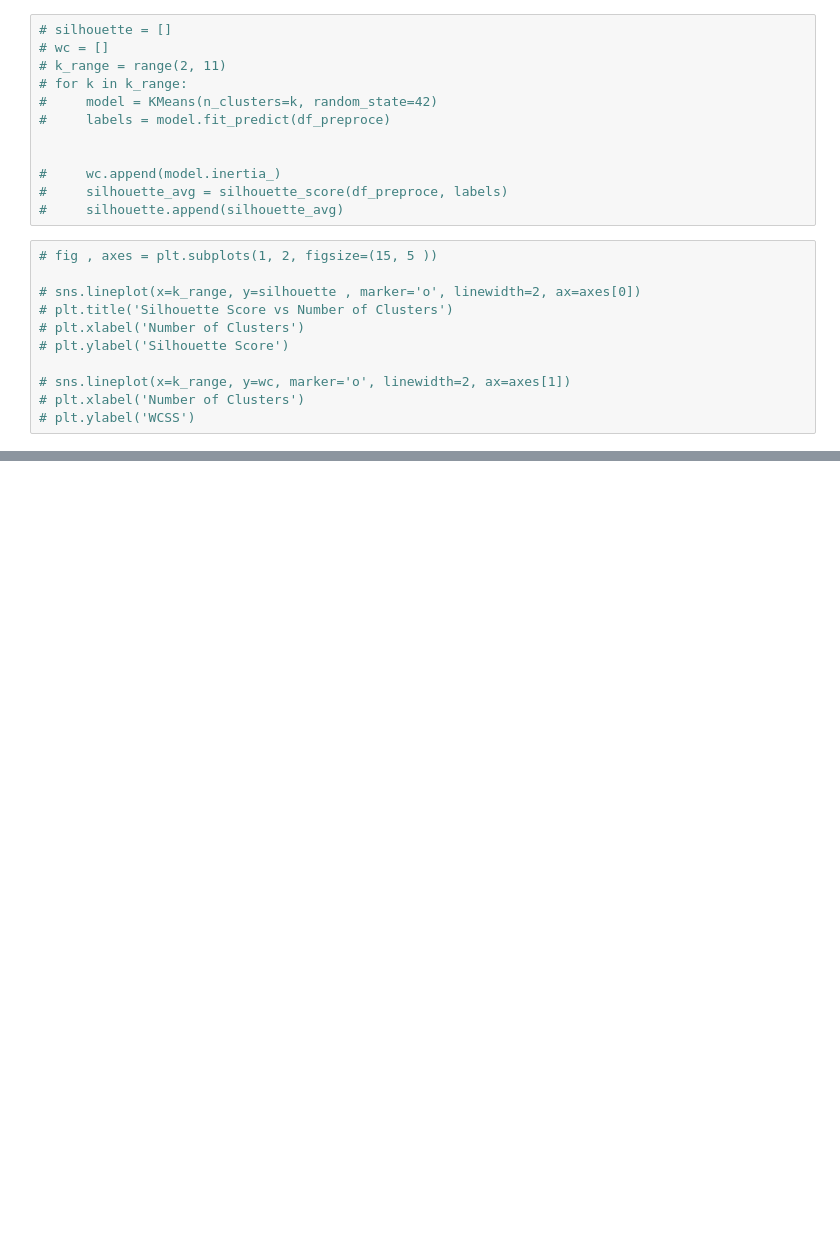
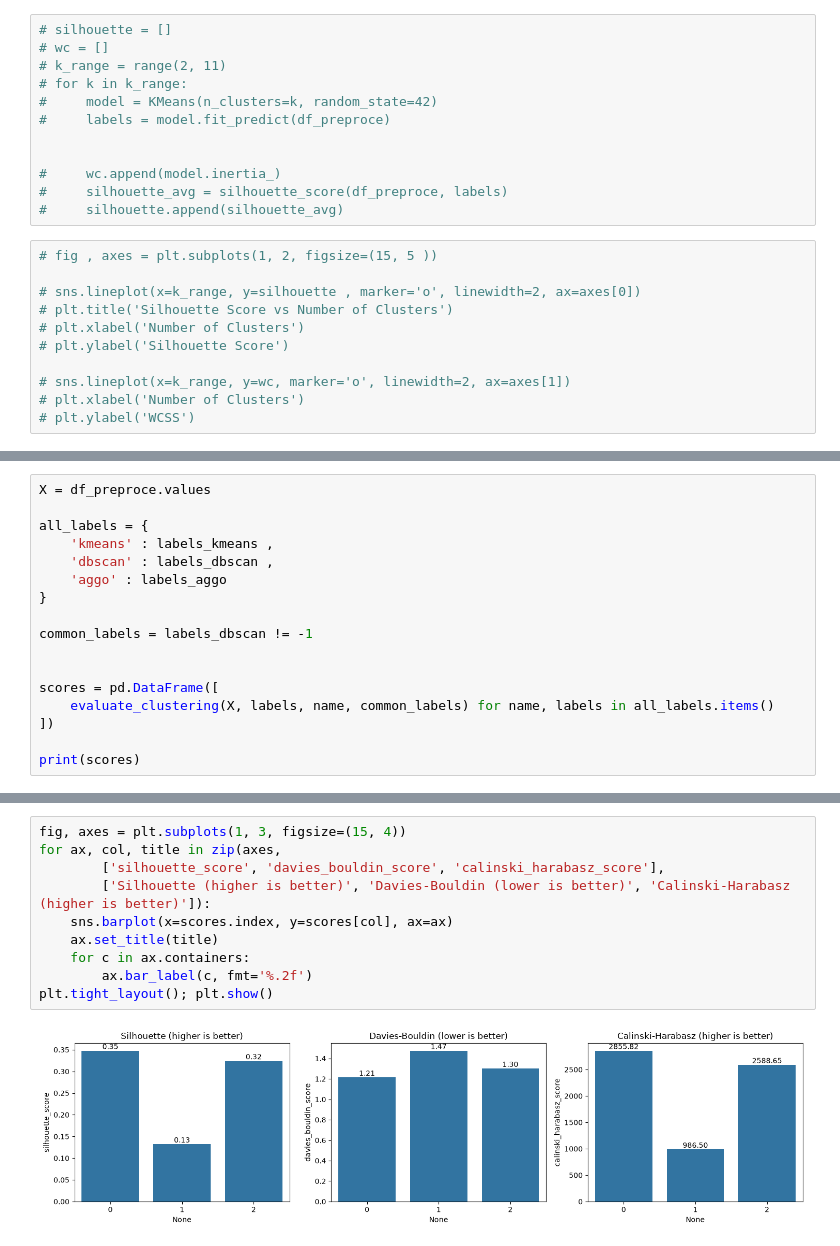
Before and after one commit to reda-guemry/telco-customer-segmentation-churn, a Jupyter notebook: notebooks/data_processing.ipynb, the cells around one changed output, grey strips where cells are left out. Drawn from its saved outputs; the diff is of its cells as text; blank space fills up the shorter version.

```diff
--- a/notebooks/data_processing.ipynb
+++ b/notebooks/data_processing.ipynb
@@ -221,0 +242,17 @@ Text(0.5, 1.0, 'Agglomerative Clustering')
+# %%
+X = df_preproce.values
+
+all_labels = {
+    'kmeans' : labels_kmeans ,
+    'dbscan' : labels_dbscan ,
+    'aggo' : labels_aggo
+}
+
+common_labels = labels_dbscan != -1
+
+
+scores = pd.DataFrame([
+    evaluate_clustering(X, labels, name, common_labels) for name, labels in all_labels.items()
+])
+
+print(scores)
@@ -221,0 +272,12 @@ Text(0.5, 1.0, 'Agglomerative Clustering')
+# %%
+fig, axes = plt.subplots(1, 3, figsize=(15, 4))
+for ax, col, title in zip(axes,
+        ['silhouette_score', 'davies_bouldin_score', 'calinski_harabasz_score'],
+        ['Silhouette (higher is better)', 'Davies-Bouldin (lower is better)', 'Calinski-Harabasz (higher is better)']):
+    sns.barplot(x=scores.index, y=scores[col], ax=ax)
+    ax.set_title(title)
+    for c in ax.containers:
+        ax.bar_label(c, fmt='%.2f')
+plt.tight_layout(); plt.show()
+# %% [output]
+[figure, added]
```
Also changed, not shown: parts of 15 cells of this notebook.
